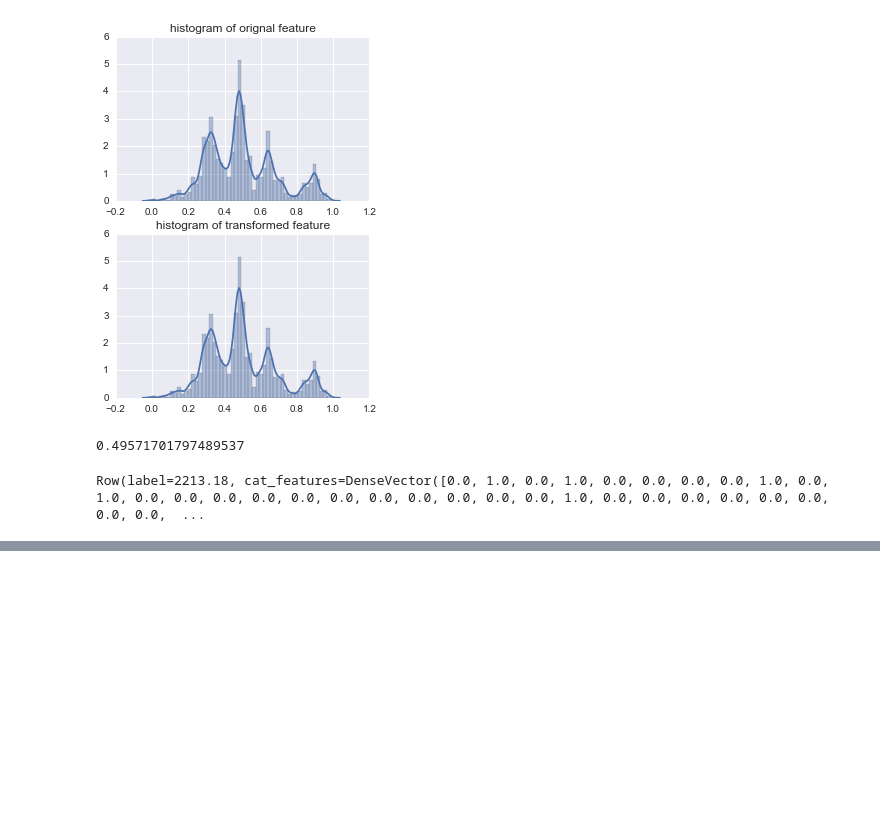
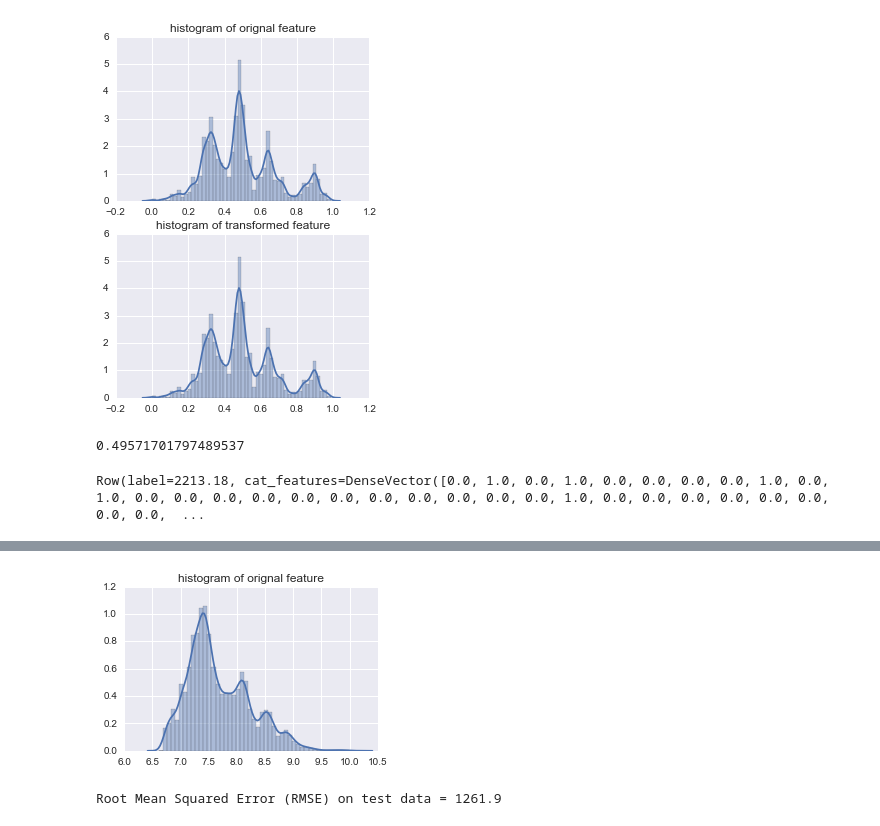
Before and after one commit to tchaton/Kaggle-Challenge, a Jupyter notebook: Allstate/Allstate-claims-severity-competition1.2.ipynb, the cells around one changed output, grey strips where cells are left out. Saved outputs shown, nothing was run; the diff lists cells and outputs as text; code cells hidden in the pictures; blank space fills up the shorter version.

```diff
--- a/Allstate/Allstate-claims-severity-competition1.2.ipynb
+++ b/Allstate/Allstate-claims-severity-competition1.2.ipynb
@@ -391,0 +412,13 @@ Row(label=2213.18, cat_features=DenseVector([0.0, 1.0, 0.0, 1.0, 0.0, 0.0, 0.0,
+# %%
+examine_predictions(predictions,"prediction")
+# %% [output]
+[figure, added]
+# %%
+
+a = predictions.withColumn("prediction_exp", exp("prediction"))
+evaluator = RegressionEvaluator(
+        labelCol="label", predictionCol="prediction_exp", metricName="mae")
+rmse = evaluator.evaluate(a)
+print("Root Mean Squared Error (RMSE) on test data = %g" % rmse)
+# %% [output]
+Root Mean Squared Error (RMSE) on test data = 1261.9
```
Also changed, not shown: parts of 26 cells of this notebook.
